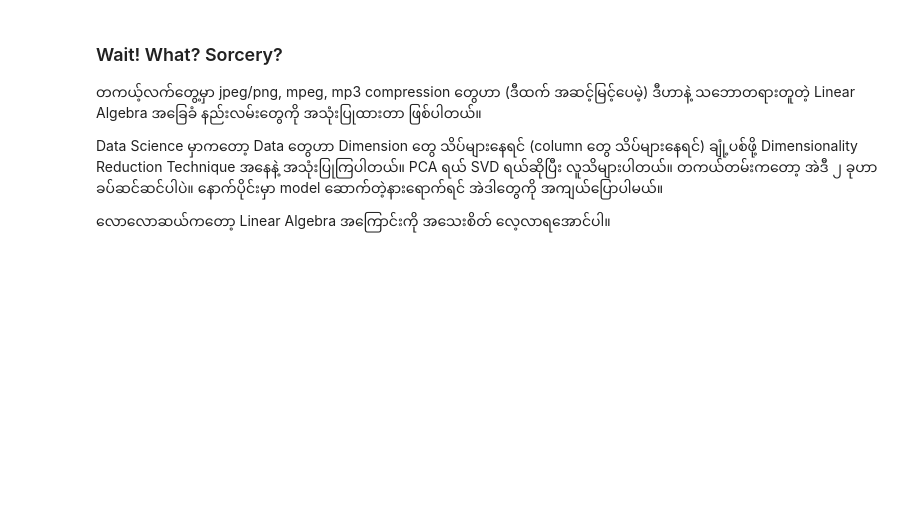
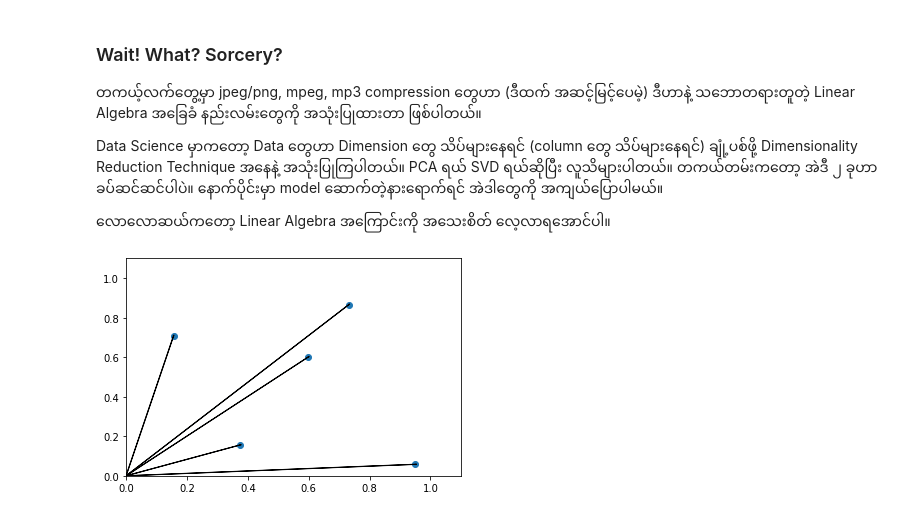
Before and after one commit to neolaw84/data_science_using_python_labs, a Jupyter notebook: week07/02_linear_algebra.ipynb, the cells around one changed output. Cells and saved outputs as stored; diff of their text form; code cells hidden in the pictures; blank space fills up the shorter version.

```diff
--- a/week07/02_linear_algebra.ipynb
+++ b/week07/02_linear_algebra.ipynb
@@ -77,3 +79,17 @@ print ("compression ratio : {}/{} = {}".format(U.size + s_.size + Vt_.size, img_
 Data Science မှာကတော့ Data တွေဟာ Dimension တွေ သိပ်များနေရင် (column တွေ သိပ်များနေရင်) ချုံ့ပစ်ဖို့ Dimensionality Reduction Technique အနေနဲ့ အသုံးပြုကြပါတယ်။ PCA ရယ် SVD ရယ်ဆိုပြီး လူသိများပါတယ်။ တကယ်တမ်းကတော့ အဲဒီ ၂ ခုဟာ ခပ်ဆင်ဆင်ပါပဲ။ နောက်ပိုင်းမှာ model ဆောက်တဲ့နားရောက်ရင် အဲဒါတွေကို အကျယ်ပြောပါမယ်။
 
 လောလောဆယ်ကတော့ Linear Algebra အကြောင်းကို အသေးစိတ် လေ့လာရအောင်ပါ။
+# %%
+from utils import plot_points_and_vectors
+np.random.seed(42)
+
+my_points = np.array([
+    np.random.random(size=5),
+    np.random.random(size=5)
+])
+my_points = np.vstack((my_points, np.ones(5)))
+
+
+plot_points_and_vectors(my_points=my_points)
+# %% [output]
+[figure, added]
```
Also changed, not shown: parts of 4 cells of this notebook, 1 other file.
